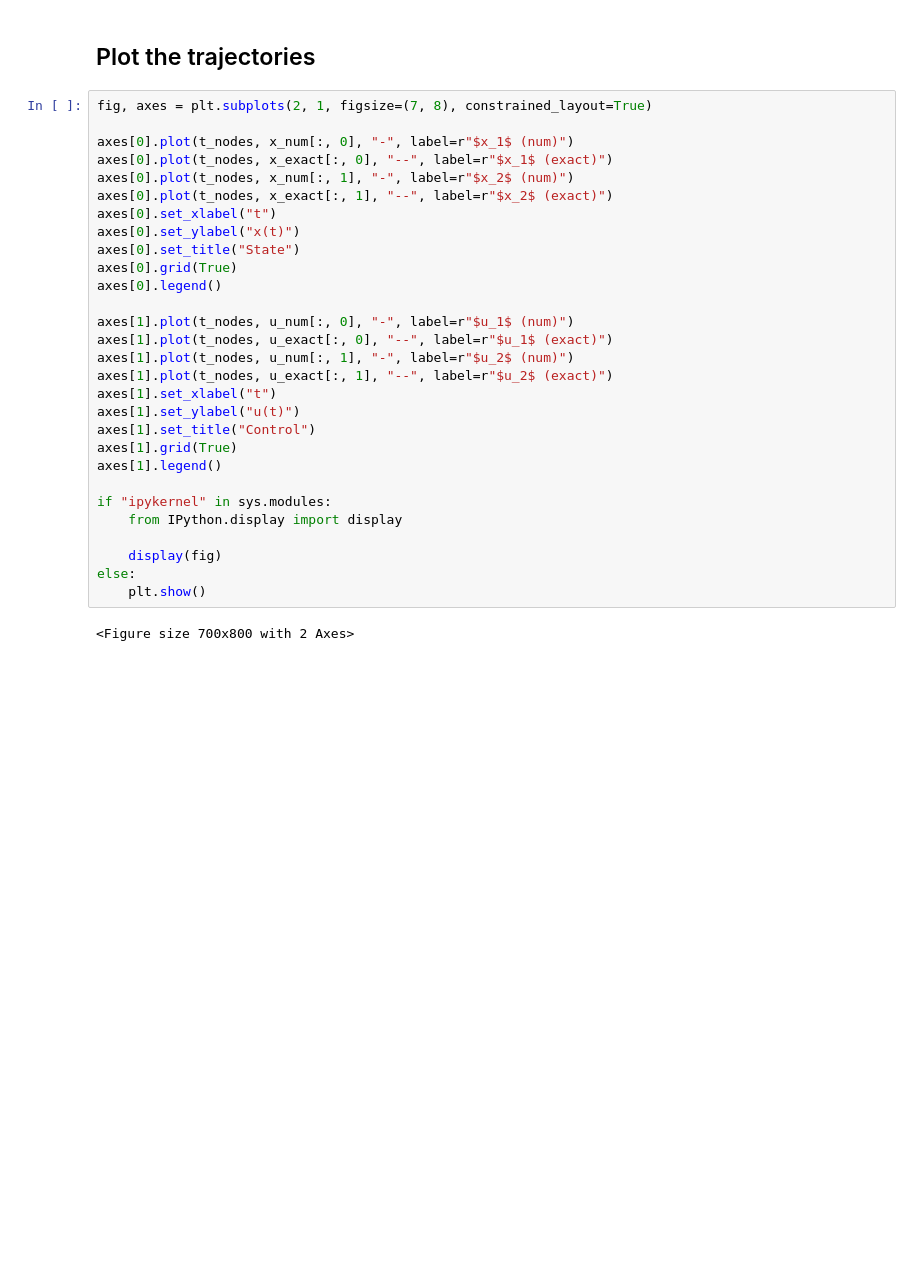
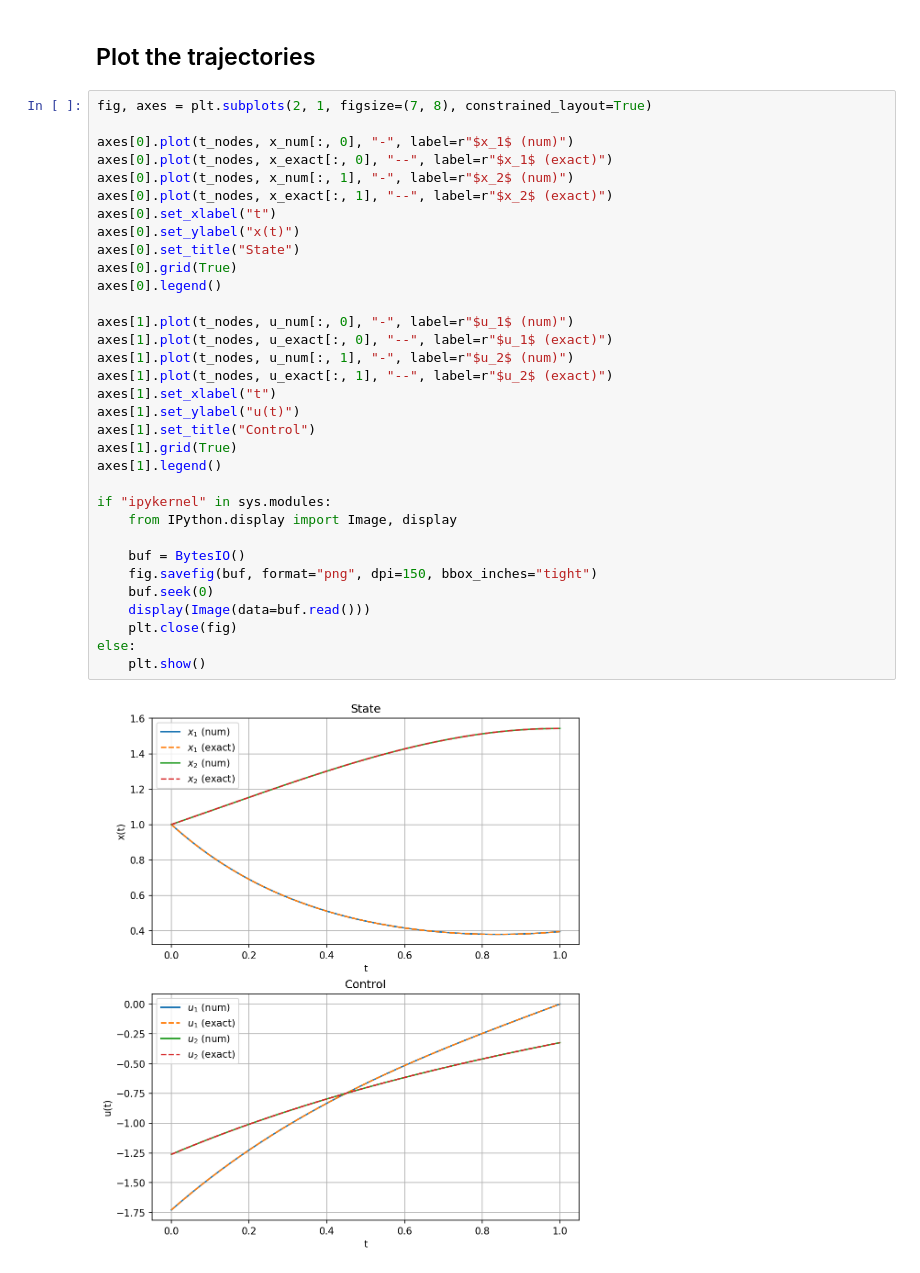
Before and after one commit to jdsteinman/casadi-control, a Jupyter notebook: examples/hager_hou_rao_ocp.ipynb, the cells around one changed output. Drawn from its saved outputs; the diff is of its cells as text; blank space fills up the shorter version.

Commit message:
fix figures in examples

```diff
--- a/examples/hager_hou_rao_ocp.ipynb
+++ b/examples/hager_hou_rao_ocp.ipynb
@@ -153,31 +154,35 @@ EXIT: Optimal Solution Found.
 # %%
 fig, axes = plt.subplots(2, 1, figsize=(7, 8), constrained_layout=True)
 
 axes[0].plot(t_nodes, x_num[:, 0], "-", label=r"$x_1$ (num)")
 axes[0].plot(t_nodes, x_exact[:, 0], "--", label=r"$x_1$ (exact)")
 axes[0].plot(t_nodes, x_num[:, 1], "-", label=r"$x_2$ (num)")
 axes[0].plot(t_nodes, x_exact[:, 1], "--", label=r"$x_2$ (exact)")
 axes[0].set_xlabel("t")
 axes[0].set_ylabel("x(t)")
 axes[0].set_title("State")
 axes[0].grid(True)
 axes[0].legend()
 
 axes[1].plot(t_nodes, u_num[:, 0], "-", label=r"$u_1$ (num)")
 axes[1].plot(t_nodes, u_exact[:, 0], "--", label=r"$u_1$ (exact)")
 axes[1].plot(t_nodes, u_num[:, 1], "-", label=r"$u_2$ (num)")
 axes[1].plot(t_nodes, u_exact[:, 1], "--", label=r"$u_2$ (exact)")
 axes[1].set_xlabel("t")
 axes[1].set_ylabel("u(t)")
 axes[1].set_title("Control")
 axes[1].grid(True)
 axes[1].legend()
 
 if "ipykernel" in sys.modules:
-    from IPython.display import display
+    from IPython.display import Image, display
 
-    display(fig)
+    buf = BytesIO()
+    fig.savefig(buf, format="png", dpi=150, bbox_inches="tight")
+    buf.seek(0)
+    display(Image(data=buf.read()))
+    plt.close(fig)
 else:
     plt.show()
 # %% [output]
-<Figure size 700x800 with 2 Axes>
+[figure, added]
```
Also changed, not shown: parts of 1 cell of this notebook, 4 other files.
